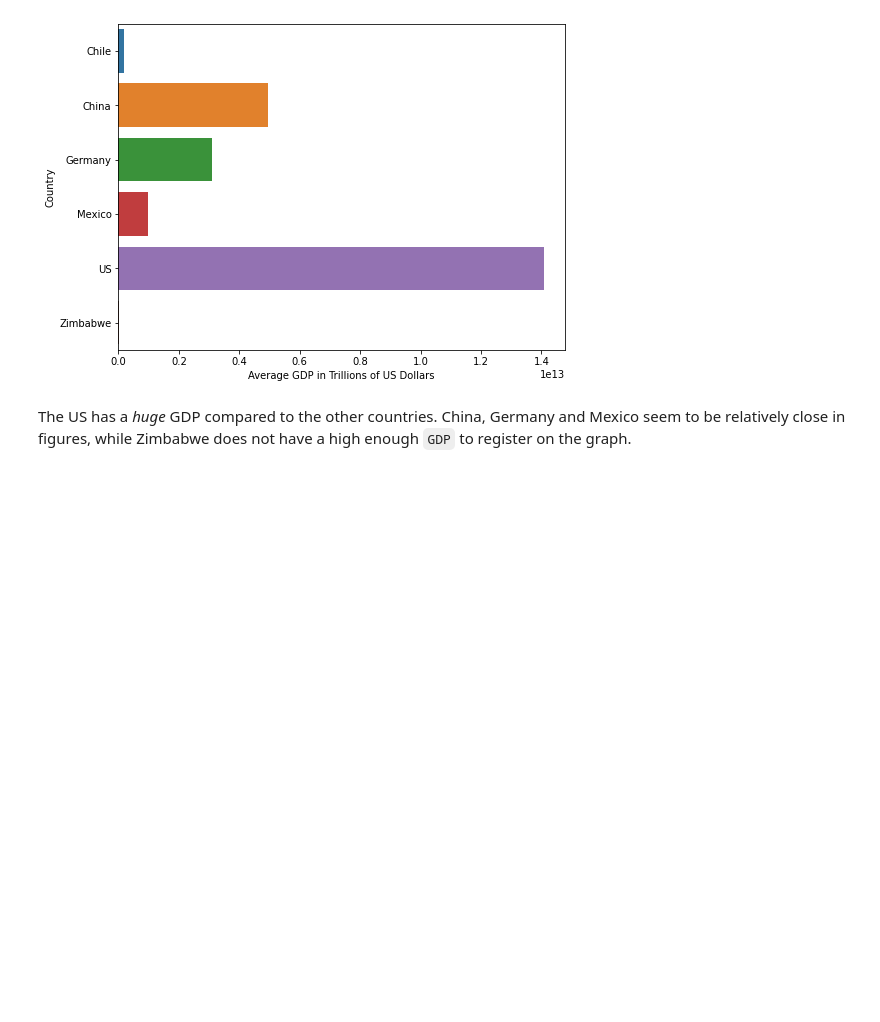
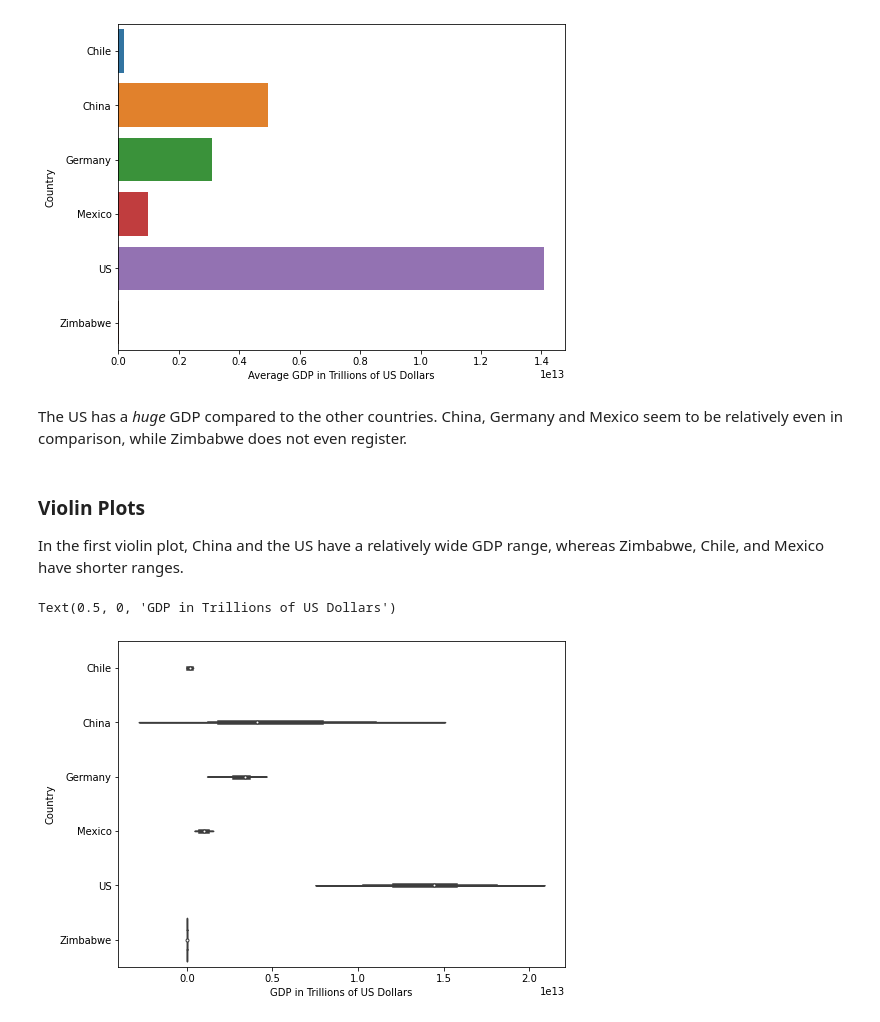
Before and after one commit to baker-jr-john/Life_Expectancy_and_GDP, a Jupyter notebook: life_expectancy_gdp.ipynb, the cells around one changed output. Saved outputs shown, nothing was run; the diff lists cells and outputs as text; code cells hidden in the pictures; blank space fills up the shorter version.

Commit message:
Added violin plots, strip plots, and line graphs

```diff
--- a/life_expectancy_gdp.ipynb
+++ b/life_expectancy_gdp.ipynb
@@ -132,4 +132,15 @@ plt.xlabel("Average GDP in Trillions of US Dollars")
 Text(0.5, 0, 'Average GDP in Trillions of US Dollars')
 [figure]
 # %% [markdown]
-The US has a *huge* GDP compared to the other countries. China, Germany and Mexico seem to be relatively close in figures, while Zimbabwe does not have a high enough `GDP` to register on the graph.
+The US has a *huge* GDP compared to the other countries. China, Germany and Mexico seem to be relatively even in comparison, while Zimbabwe does not even register.
+# %% [markdown]
+### Violin Plots
+
+In the first violin plot, China and the US have a relatively wide GDP range, whereas Zimbabwe, Chile, and Mexico have shorter ranges.
+# %%
+plt.figure(figsize=(8,6))
+sns.violinplot(x="GDP", y="Country", data=all_data)
+plt.xlabel("GDP in Trillions of US Dollars")
+# %% [output]
+Text(0.5, 0, 'GDP in Trillions of US Dollars')
+[figure, added]
```
Also changed, not shown: parts of 17 cells of this notebook.
